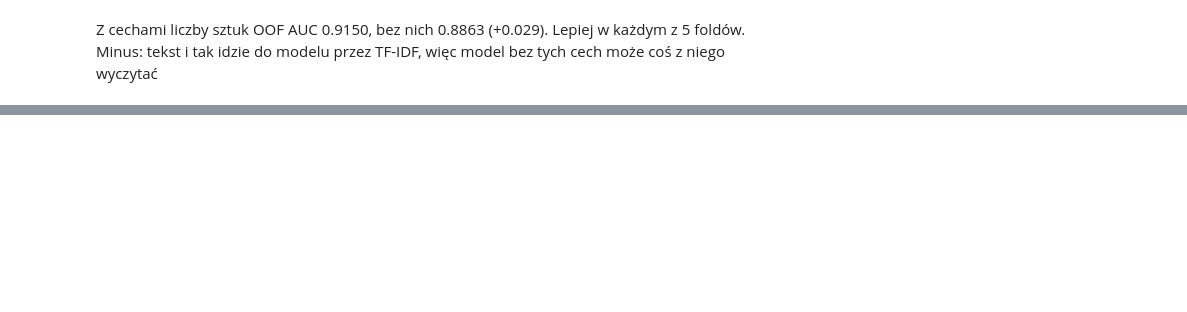
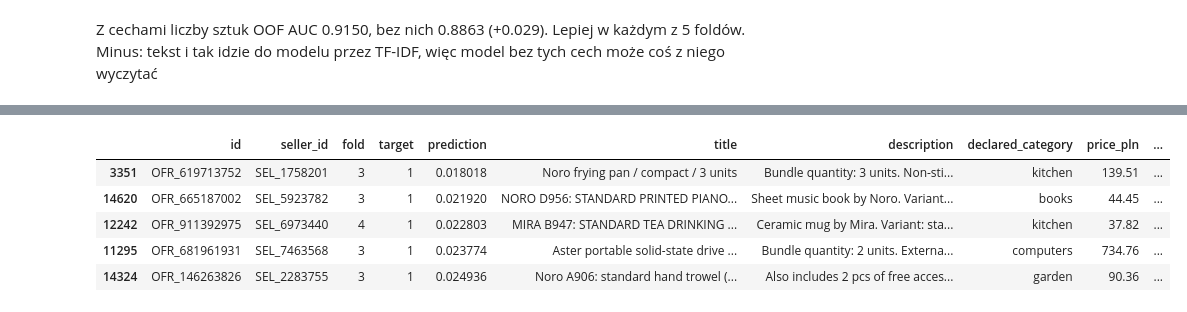
Before and after one commit to KrystianRodziewicz/catalogue-errors, a Jupyter notebook: notebooks/eda.ipynb, the cells around one changed output, grey strips where cells are left out. Saved outputs shown, nothing was run; the diff lists cells and outputs as text; code cells hidden in the pictures; blank space fills up the shorter version.

```diff
--- a/notebooks/eda.ipynb
+++ b/notebooks/eda.ipynb
@@ -339,0 +371,10 @@ Z cechami liczby sztuk OOF AUC 0.9150, bez nich 0.8863 (+0.029). Lepiej w każdy
+# %%
+fn = analysis[(analysis["target"] == 1) & (analysis["decision"] == 0)].sort_values("prediction")
+fn.head(5)
+# %% [output]
+|  | id | seller_id | fold | target | prediction | title | description | declared_category | price_pln | ... |
+| 3351 | OFR_619713752 | SEL_1758201 | 3 | 1 | 0.018018 | Noro frying pan / compact / 3 units | Bundle quantity: 3 units. Non-sti... | kitchen | 139.51 | ... |
+| 14620 | OFR_665187002 | SEL_5923782 | 3 | 1 | 0.021920 | NORO D956: STANDARD PRINTED PIANO... | Sheet music book by Noro. Variant... | books | 44.45 | ... |
+| 12242 | OFR_911392975 | SEL_6973440 | 4 | 1 | 0.022803 | MIRA B947: STANDARD TEA DRINKING ... | Ceramic mug by Mira. Variant: sta... | kitchen | 37.82 | ... |
+| 11295 | OFR_681961931 | SEL_7463568 | 3 | 1 | 0.023774 | Aster portable solid-state drive ... | Bundle quantity: 2 units. Externa... | computers | 734.76 | ... |
+| 14324 | OFR_146263826 | SEL_2283755 | 3 | 1 | 0.024936 | Noro A906: standard hand trowel (... | Also includes 2 pcs of free acces... | garden | 90.36 | ... |
```
Also changed, not shown: parts of 13 cells of this notebook, 1 other file.
